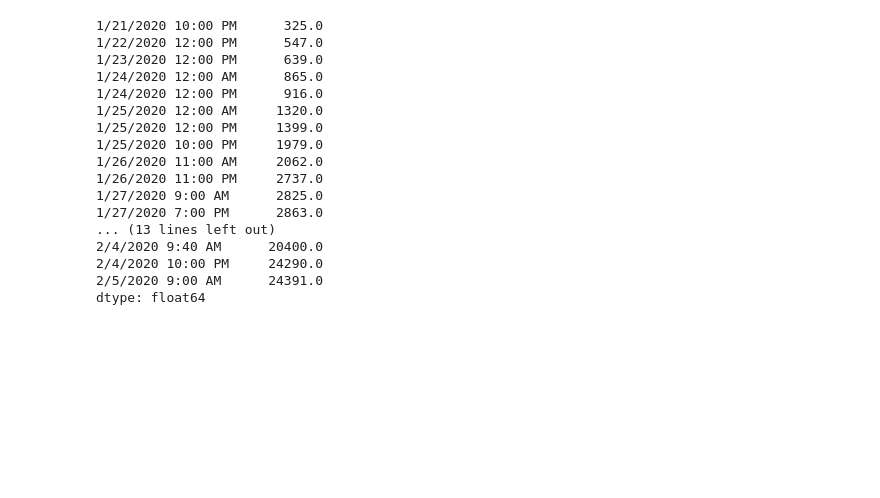
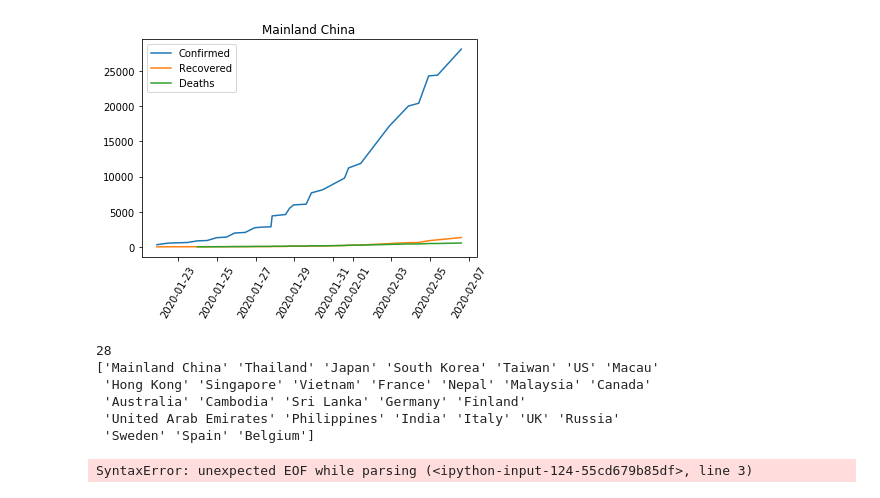
Before and after one commit to msarnacki/coronavirus-2019-nCoV, a Jupyter notebook: main.ipynb, the cells around one changed output. Cells and saved outputs as stored; diff of their text form; code cells hidden in the pictures; blank space fills up the shorter version.

Commit message:
made plots for time series data

```diff
--- a/main.ipynb
+++ b/main.ipynb
@@ -115,7 +115,7 @@ def read_time_series_spreadsheets(spreadsheet_time_series,list,save):
 # %%
 df_list = read_spreadsheets(spreadsheet,list_dates,save=True)
 # %%
-time_series_df_list = read_time_series_spreadsheets(spreadsheet_time_series, list_time_series, save=True)
+ts_df_list = read_time_series_spreadsheets(spreadsheet_time_series, list_time_series, save=True)
 # %%
 main_df = big_df(df_list,fillna_values)
 # %%
@@ -166,0 +133,18 @@ time_series_df_list[0]
+# %%
+#
+china_confirmed_series = ts_df_list[0][ts_df_list[0]['Country/Region']=="Mainland China"].iloc[:,5:].sum(axis=0)
+china_recovered_series = ts_df_list[1][ts_df_list[1]['Country/Region']=="Mainland China"].iloc[:,5:].sum(axis=0)
+china_deaths_series = ts_df_list[2][ts_df_list[2]['Country/Region']=="Mainland China"].iloc[:,5:].sum(axis=0)
+#print(china_confirmed_series)
+#print(china_recovered_series)
+#print(china_deaths_series)
+# %%
+dates_0 = china_confirmed_series.index.values
+dates_datetime_0 = pd.to_datetime(dates_0, format="%m/%d/%Y %I:%M %p")
+print(dates_datetime_0)
+dates_1 = china_recovered_series.index.values
+dates_datetime_1 = pd.to_datetime(dates_1, format="%m/%d/%Y %I:%M %p")
+print(dates_datetime_1)
+dates_2 = china_deaths_series.index.values
+dates_datetime_2 = pd.to_datetime(dates_2, format="%m/%d/%Y %I:%M %p")
+print(dates_datetime_2)
@@ -167,22 +173,25 @@ time_series_df_list[0]
+# %%
+plt.plot(dates_datetime_0, china_confirmed_series, dates_datetime_1, china_recovered_series, dates_datetime_2, china_deaths_series)
+plt.xticks(rotation=60)
+plt.legend(['Confirmed', 'Recovered', 'Deaths'])
+plt.title("Mainland China")
+plt.savefig("china.png",bbox_inches='tight')
+# %% [output]
+[figure, added]
+# %%
+countries_ts = ts_df_list[0]['Country/Region'].unique()
+print(len(countries_ts))
+print(countries_ts)
+# %% [output]
+28
+['Mainland China' 'Thailand' 'Japan' 'South Korea' 'Taiwan' 'US' 'Macau'
+ 'Hong Kong' 'Singapore' 'Vietnam' 'France' 'Nepal' 'Malaysia' 'Canada'
+ 'Australia' 'Cambodia' 'Sri Lanka' 'Germany' 'Finland'
+ 'United Arab Emirates' 'Philippines' 'India' 'Italy' 'UK' 'Russia'
+ 'Sweden' 'Spain' 'Belgium']
 # %%
-#
-china_confirmed_series = time_series_df_list[0][time_series_df_list[0]['Country/Region']=="Mainland China"].iloc[:,5:].sum(axis=0)
-print(china_confirmed_series)
+for country in countries_ts:
+    #plt.plot(dates_datetime, ts_df_list[0][ts_df_list[0]['Country/Region']==country].iloc[:,5:].sum(axis=0))
+    #plt.show()
 # %% [output]
-1/21/2020 10:00 PM      325.0
-1/22/2020 12:00 PM      547.0
-1/23/2020 12:00 PM      639.0
-1/24/2020 12:00 AM      865.0
-1/24/2020 12:00 PM      916.0
-1/25/2020 12:00 AM     1320.0
-1/25/2020 12:00 PM     1399.0
-1/25/2020 10:00 PM     1979.0
-1/26/2020 11:00 AM     2062.0
-1/26/2020 11:00 PM     2737.0
-1/27/2020 9:00 AM      2825.0
-1/27/2020 7:00 PM      2863.0
-... (13 lines left out)
-2/4/2020 9:40 AM      20400.0
-2/4/2020 10:00 PM     24290.0
-2/5/2020 9:00 AM      24391.0
-dtype: float64
+SyntaxError: unexpected EOF while parsing (<ipython-input-124-55cd679b85df>, line 3)
```
Also changed, not shown: parts of 8 cells of this notebook, 6 other files.
